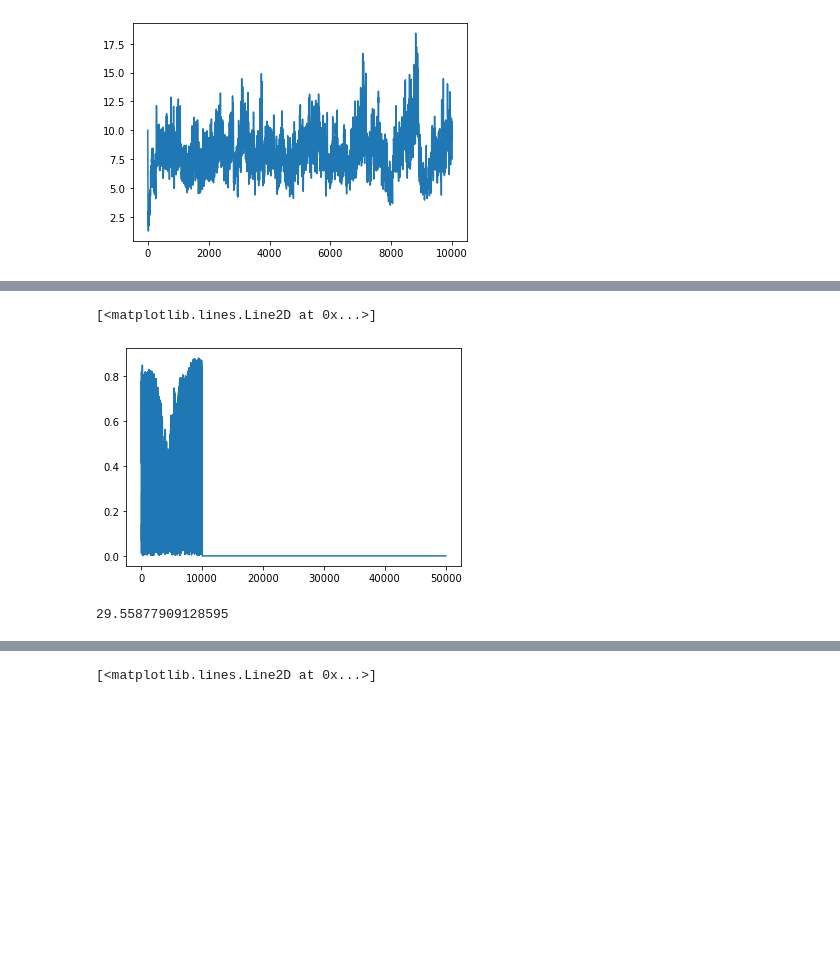
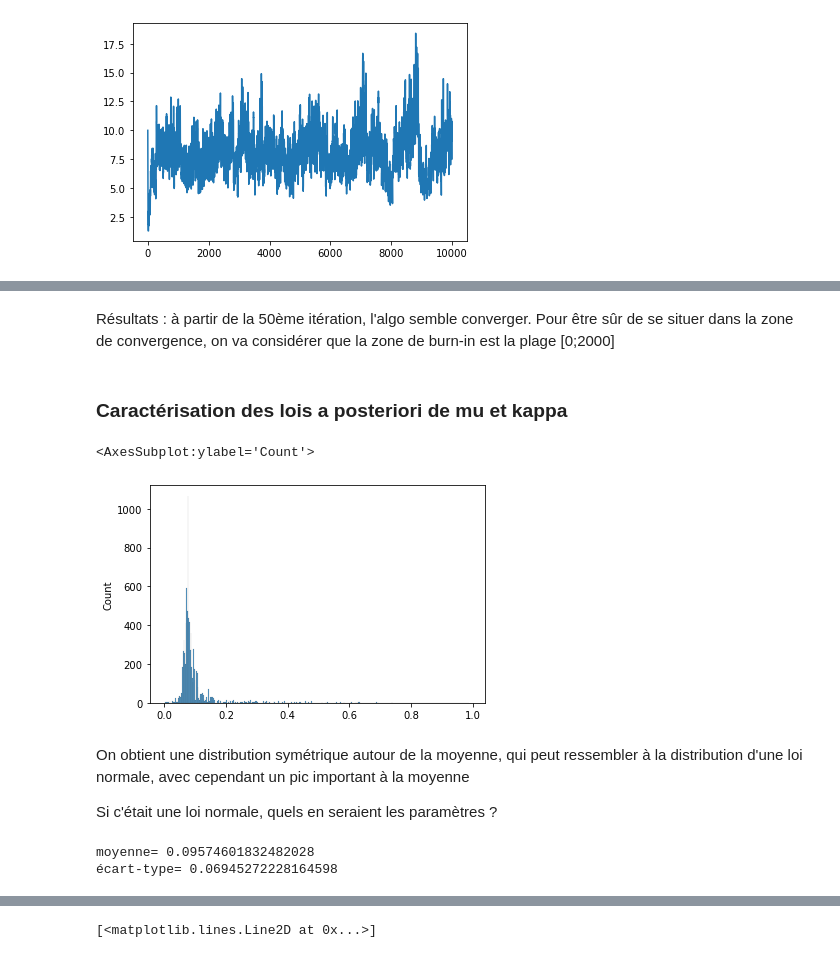
Before and after one commit to erialc-cal/MCM_Listeria_Prevalence, a Jupyter notebook: exploratoire_robin.ipynb, the cells around one changed output, grey strips where cells are left out. Cells and saved outputs as stored; diff of their text form; code cells hidden in the pictures; blank space fills up the shorter version.

```diff
--- a/exploratoire_robin.ipynb
+++ b/exploratoire_robin.ipynb
@@ -597,15 +435,0 @@ Ici, on n'obtient pas vraiment de distribution exponentielle... Il faut peut-êt
-# %%
-N = 20000                          # 20 000 itérations
-y = np.zeros((N, 93))
-
-for i in range (0,91):
-    y[0,i]=data['prob'][i]
-y[0,91]=0.5
-y[0,92]=5
-
-w=np.zeros(N)
-kap=np.zeros(N)
-z=np.zeros(N)
-
-for n in tqdm(range(1, 20000)):
-    y[n] = metropolis_within_gibbs_bis(y[n-1],sigma_1=0.3,sigma_2=5)            # sigma_2=5 (contre 10 avant)
@@ -705,26 +436,25 @@ def metropolis_within_gibbs_4(x,sigma_1,sigma_2):
-# %%
-N = 50000                          # 50 000 itérations cette fois !
-y = np.zeros((N, 92))
-
-for i in range (0,90):
-    y[0,i]=df['prob'][i]
-y[0,90]=0.5
-y[0,91]=1000
-
-w=np.zeros(N)
-kap=np.zeros(N)
-z=np.zeros(N)
-
-for n in tqdm(range(1, 50000)):
-    y[n] = metropolis_within_gibbs_4(y[n-1],sigma_1=0.3,sigma_2=7)
-# %%
-plt.plot(y[:,30])
-
-# MCMC trace pour kappa
-# %% [output]
-[<matplotlib.lines.Line2D at 0x...>]
-[figure, removed]
-# %%
-np.mean(y[0:20000,92])
-# %% [output]
-29.55877909128595
+# %% [markdown]
+Résultats : à partir de la 50ème itération, l'algo semble converger.
+Pour être sûr de se situer dans la zone de convergence, on va considérer que la zone de burn-in est la plage [0;2000]
+# %% [markdown]
+### Caractérisation des lois a posteriori de mu et kappa
+# %%
+# mu
+
+sns.histplot((y[2000:,91]))
+# %% [output]
+<AxesSubplot:ylabel='Count'>
+[figure, added]
+# %% [markdown]
+On obtient une distribution symétrique autour de la moyenne, qui peut ressembler à la distribution d'une loi normale, avec cependant un pic important à la moyenne
+
+Si c'était une loi normale, quels en seraient les paramètres ?
+# %%
+moy=np.mean(y[2000:,91])
+e_type=np.std(y[2000:,91])
+
+print("moyenne=",moy)
+print("écart-type=",e_type)
+# %% [output]
+moyenne= 0.09574601832482028
+écart-type= 0.06945272228164598
```
Also changed, not shown: parts of 56 cells of this notebook.
